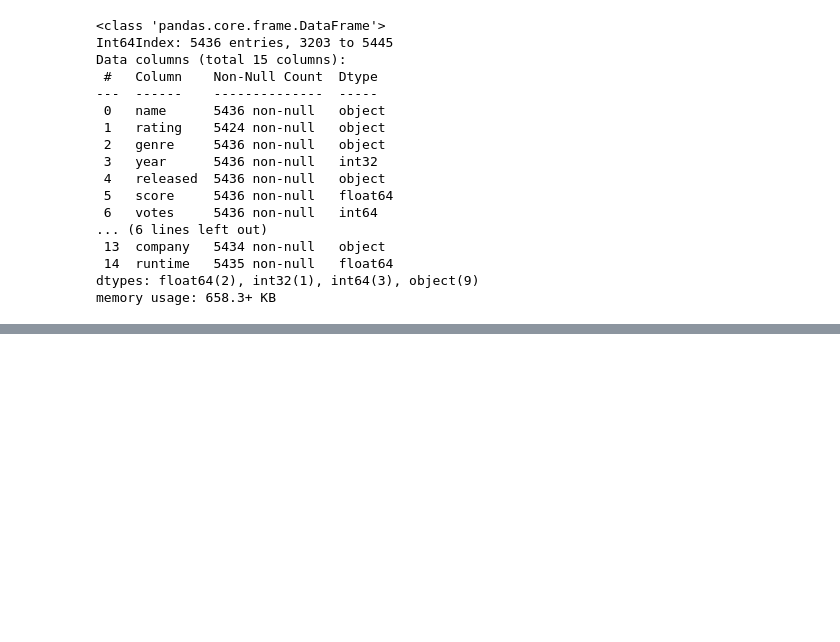
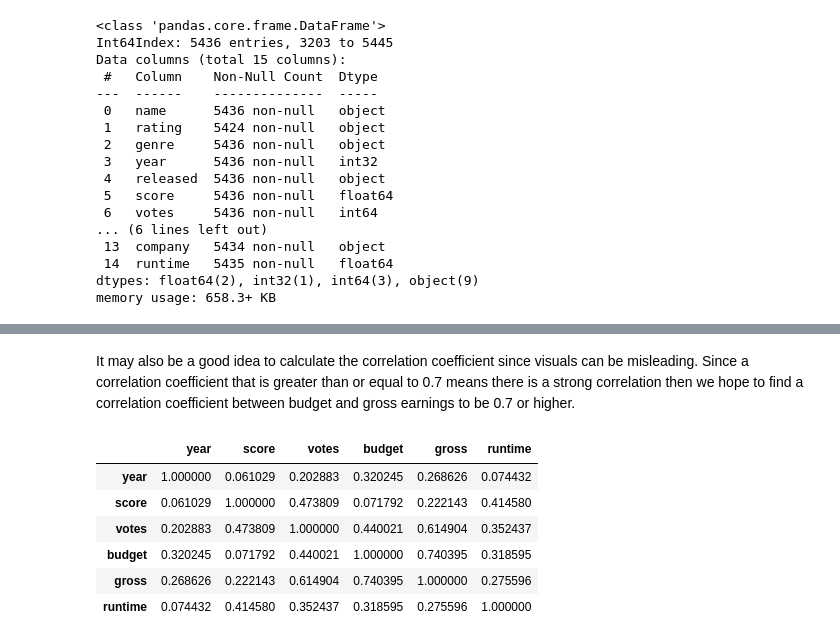
Before and after one commit to DanielContreras/Movie-Industry-Analysis, a Jupyter notebook: source/analysis.ipynb, the cells around one changed output, grey strips where cells are left out. Saved outputs shown, nothing was run; the diff lists cells and outputs as text; code cells hidden in the pictures; blank space fills up the shorter version.

```diff
--- a/source/analysis.ipynb
+++ b/source/analysis.ipynb
@@ -135,0 +159,13 @@ memory usage: 658.3+ KB
+# %% [markdown]
+It may also be a good idea to calculate the correlation coefficient since visuals can be misleading. Since a correlation coefficient that is greater than or equal to 0.7 means there is a strong correlation then we hope to find a correlation coefficient between budget and gross earnings to be 0.7 or higher.
+# %%
+cor_matrix = df_tmp.corr(method='pearson')
+cor_matrix
+# %% [output]
+|  | year | score | votes | budget | gross | runtime |
+| year | 1.000000 | 0.061029 | 0.202883 | 0.320245 | 0.268626 | 0.074432 |
+| score | 0.061029 | 1.000000 | 0.473809 | 0.071792 | 0.222143 | 0.414580 |
+| votes | 0.202883 | 0.473809 | 1.000000 | 0.440021 | 0.614904 | 0.352437 |
+| budget | 0.320245 | 0.071792 | 0.440021 | 1.000000 | 0.740395 | 0.318595 |
+| gross | 0.268626 | 0.222143 | 0.614904 | 0.740395 | 1.000000 | 0.275596 |
+| runtime | 0.074432 | 0.414580 | 0.352437 | 0.318595 | 0.275596 | 1.000000 |
```
Also changed, not shown: parts of 7 cells of this notebook.
